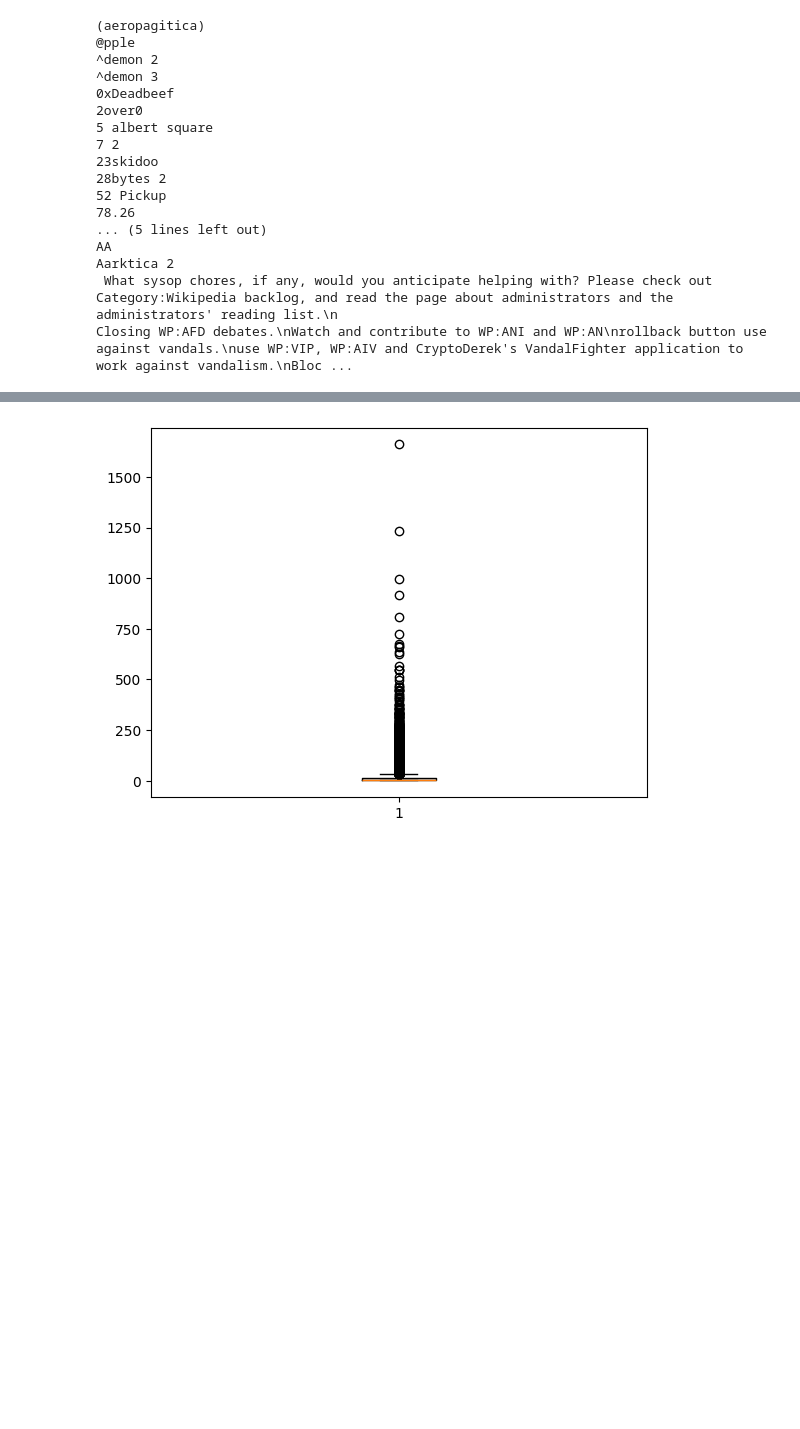
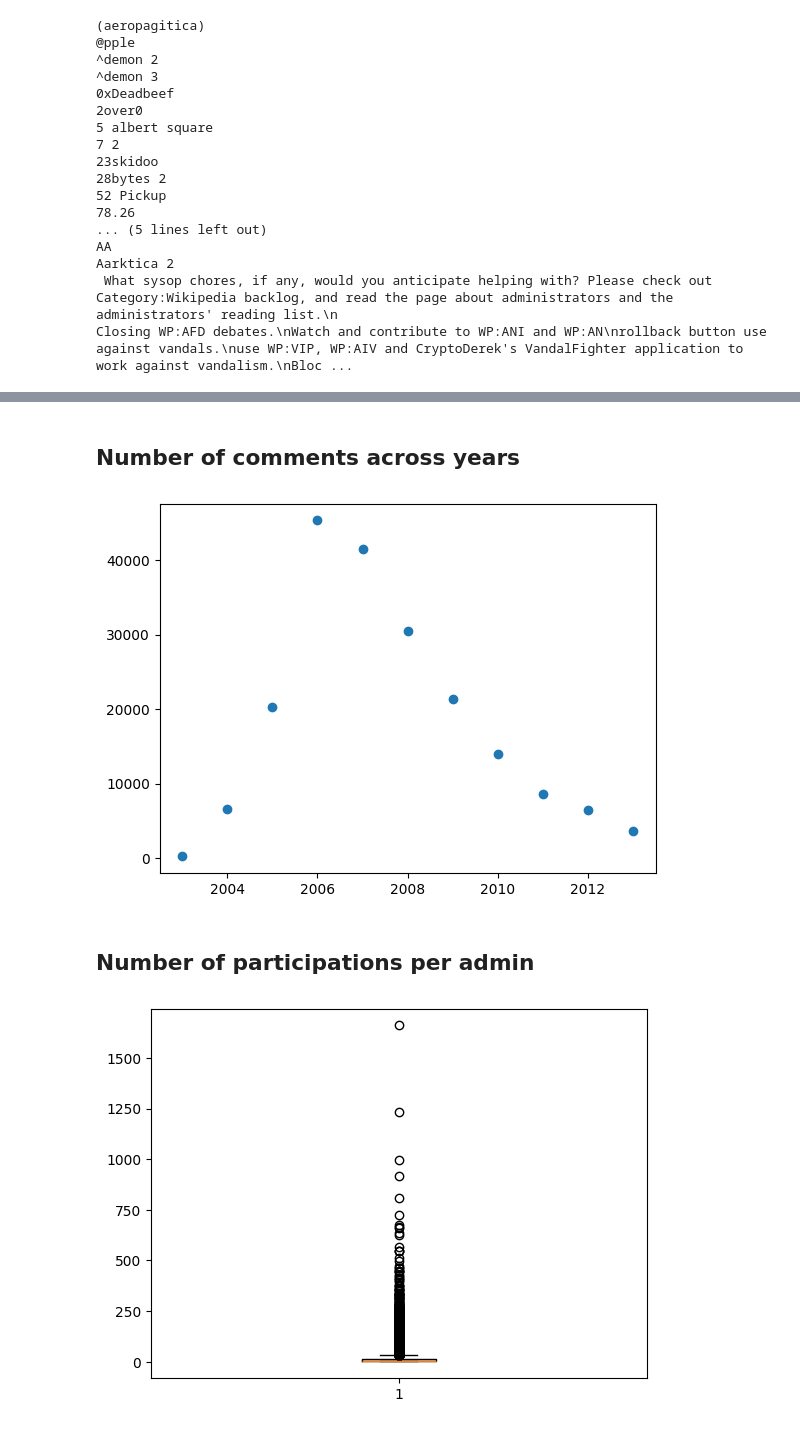
Before and after one commit to epfl-ada/ada-2024-project-ackthuallydeadalready, a Jupyter notebook: results.ipynb, the cells around one changed output, grey strips where cells are left out. Saved outputs shown, nothing was run; the diff lists cells and outputs as text; code cells hidden in the pictures; blank space fills up the shorter version.

```diff
--- a/results.ipynb
+++ b/results.ipynb
@@ -33,5 +40,11 @@ Closing WP:AFD debates.\nWatch and contribute to WP:ANI and WP:AN\nrollback butt
+# %% [markdown]
+## Number of comments across years
 # %%
-#plot.plot_byYear(data)
+plot.plot_byYear(data)
+# %% [output]
+[figure, added]
+# %% [markdown]
+## Number of participations per admin
 # %%
 plot.boxplot_byUser(data)
 # %% [output]
```
Also changed, not shown: parts of 10 cells of this notebook, 3 other files.
